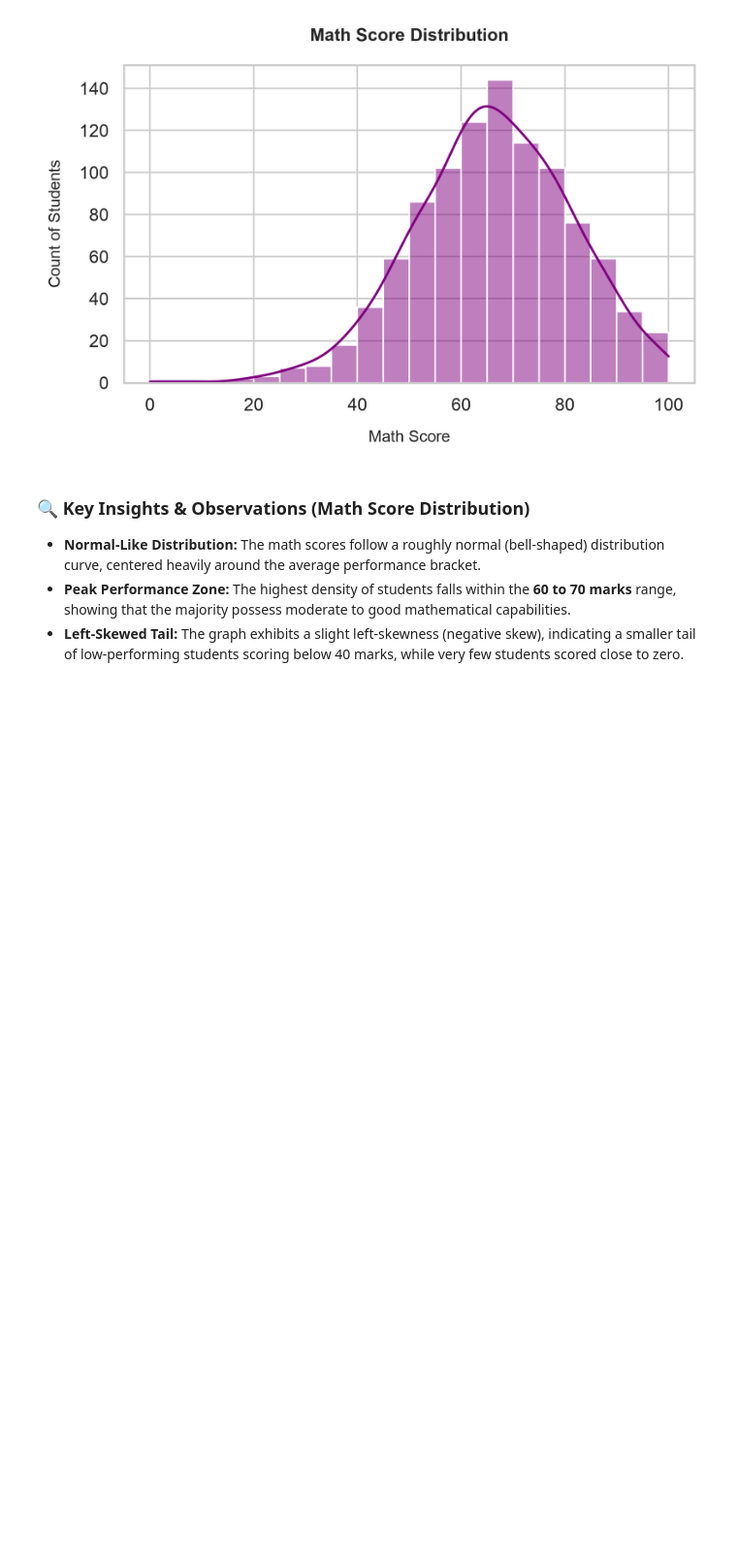
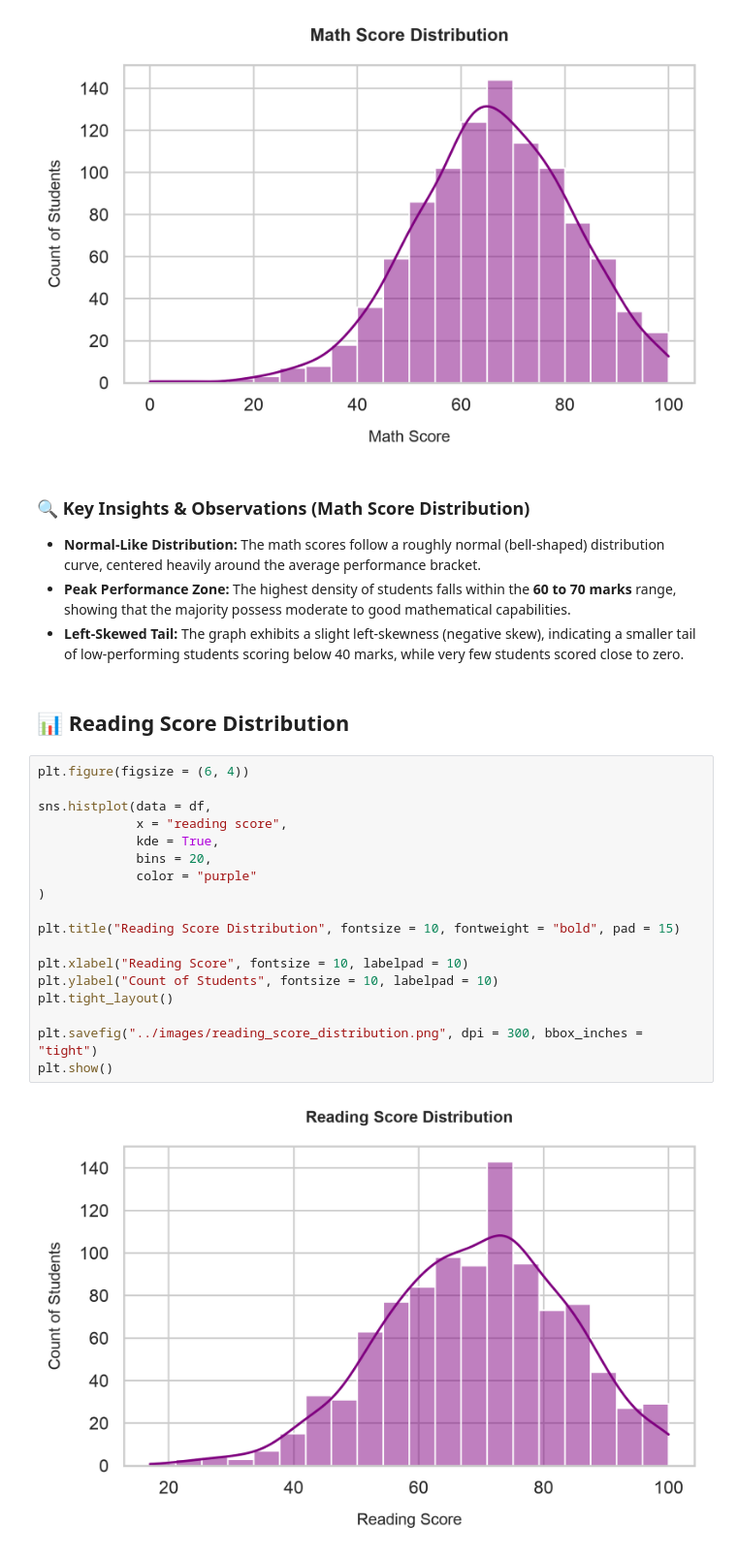
Before and after one commit to Pratyush-Guleria/data-analysis-projects, a Jupyter notebook: project-01-student-performance-analysis/notebooks/01_eda.ipynb, the cells around one changed output. Shown at 97% size. Saved outputs shown, nothing was run; the diff lists cells and outputs as text; blank space fills up the shorter version.

Commit message:
Analysis on Reading score distribution

```diff
--- a/project-01-student-performance-analysis/notebooks/01_eda.ipynb
+++ b/project-01-student-performance-analysis/notebooks/01_eda.ipynb
@@ -246,3 +246,25 @@ plt.show()
 * **Normal-Like Distribution:** The math scores follow a roughly normal (bell-shaped) distribution curve, centered heavily around the average performance bracket.
 * **Peak Performance Zone:** The highest density of students falls within the **60 to 70 marks** range, showing that the majority possess moderate to good mathematical capabilities.
 * **Left-Skewed Tail:** The graph exhibits a slight left-skewness (negative skew), indicating a smaller tail of low-performing students scoring below 40 marks, while very few students scored close to zero.
+# %% [markdown]
+## 📊 Reading Score Distribution
+# %%
+plt.figure(figsize = (6, 4))
+
+sns.histplot(data = df,
+             x = "reading score",
+             kde = True,
+             bins = 20,
+             color = "purple"
+)
+
+plt.title("Reading Score Distribution", fontsize = 10, fontweight = "bold", pad = 15)
+
+plt.xlabel("Reading Score", fontsize = 10, labelpad = 10)
+plt.ylabel("Count of Students", fontsize = 10, labelpad = 10)
+plt.tight_layout()
+
+plt.savefig("../images/reading_score_distribution.png", dpi = 300, bbox_inches = "tight")
+plt.show()
+# %% [output]
+[figure, added]
```
Also changed, not shown: parts of 1 cell of this notebook.
